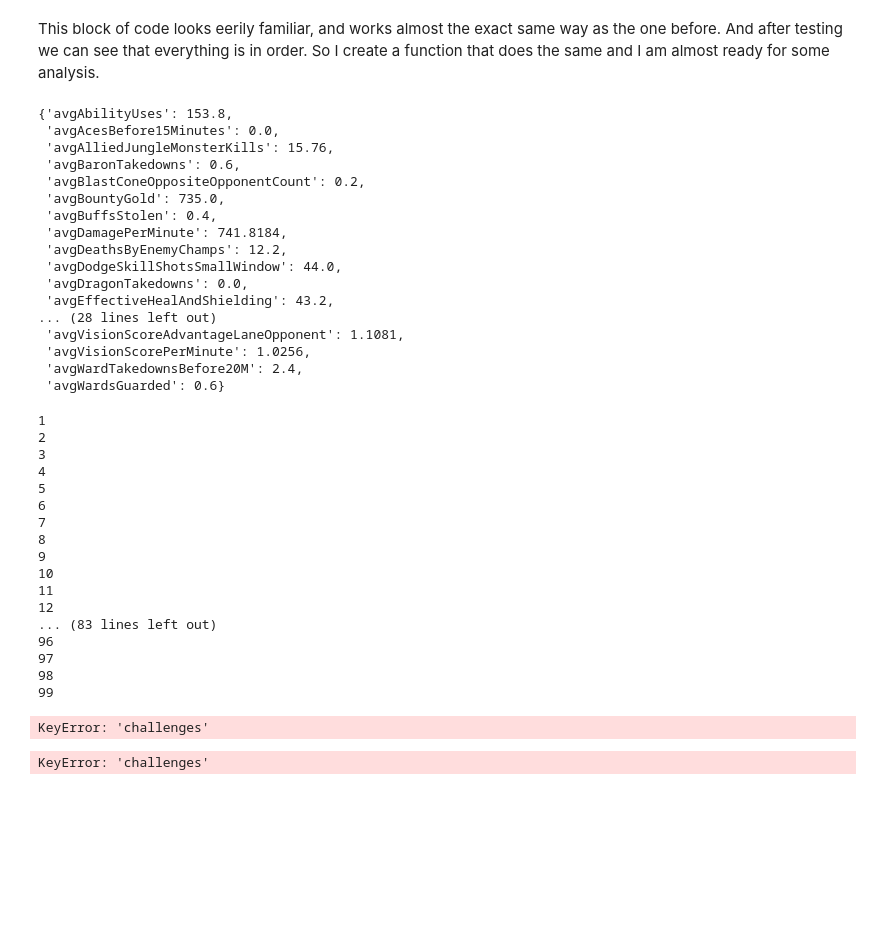
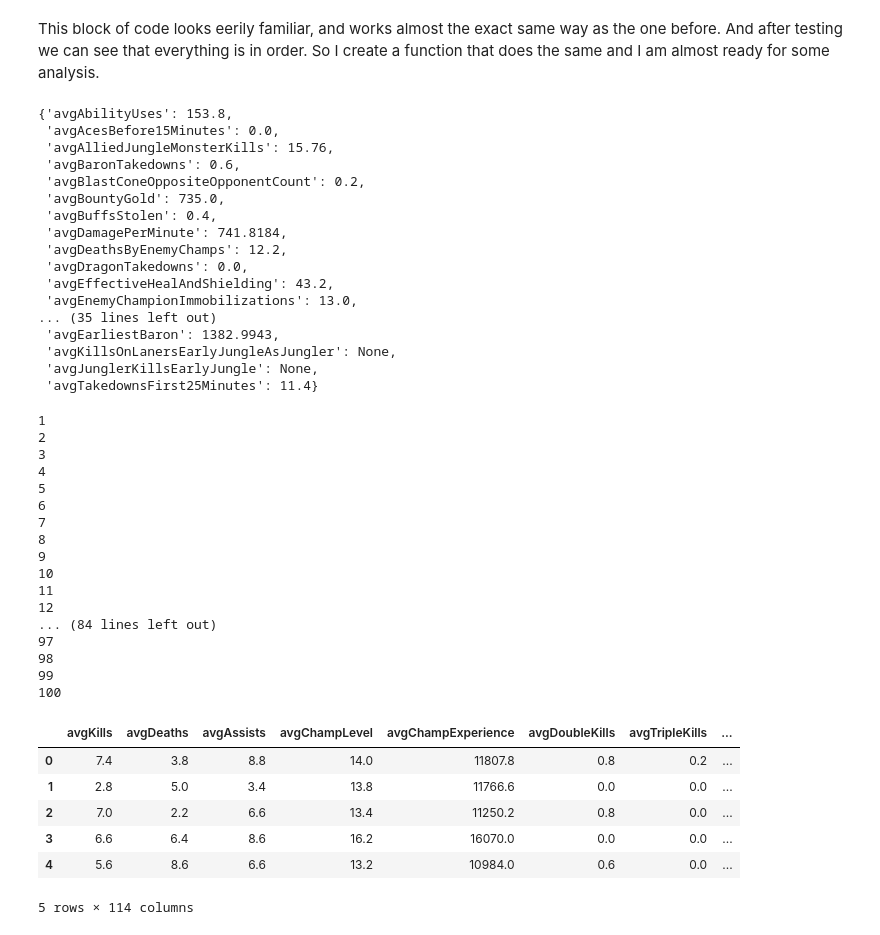
Before and after one commit to Zealfire243/lol_analysis, a Jupyter notebook: MaidenVoyage.ipynb, the cells around one changed output. Drawn from its saved outputs; the diff is of its cells as text; code cells hidden in the pictures; blank space fills up the shorter version.

Commit message:
Finished up first pipeline, able to do EDA :D

```diff
--- a/MaidenVoyage.ipynb
+++ b/MaidenVoyage.ipynb
@@ -125,16 +125,27 @@ def get_challenges(match):
                  'takedownsAfterGainingLevelAdvantage', 'takedownsBeforeJungleMinionSpawn',
                  'turretPlatesTaken', 'turretTakedowns',
                  'turretsTakenWithRiftHerald', 'visionScorePerMinute',
-                 'wardTakedownsBefore20M', 'wardsGuarded']
+                 'wardTakedownsBefore20M', 'wardsGuarded','soloTurretsLategame', 'dodgeSkillShotsSmallWindow',
+                 'tookLargeDamageSurvived', 'pickKillWithAlly',
+                 'knockEnemyIntoTeamAndKill', 'visionScoreAdvantageLaneOpponent', 'maxLevelLeadLaneOpponent',
+                 'laningPhaseGoldExpAdvantage', 'earlyLaningPhaseGoldExpAdvantage', 'earliestBaron',
+                 'killsOnLanersEarlyJungleAsJungler', 'junglerKillsEarlyJungle', 'takedownsFirst25Minutes']
     new = {}
     for i in match['info']['participants']:
         if i['teamId'] == 100:
             for j in chal_keys:
+                try:
                     try:
-                        new['avg'+j[0].upper()+j[1:]] += i['challenges'][j]
+                        new['avg'+j[0].upper()+j[1:]] += i['challenges'][j]/5
                     except:
-                        new['avg'+j[0].upper()+j[1:]] = i['challenges'][j]
-    new.update((k, round(v * 0.2, 4)) for k,v in new.items())
+                        new['avg'+j[0].upper()+j[1:]] = i['challenges'][j]/5
+                except:
+                    new['avg'+j[0].upper()+j[1:]] = None
+    for k,v in new.items():
+        try:
+            new[k] = round(v, 4)
+        except:
+            pass
     return new
 
 def get_row(match_id):
@@ -374,14 +385,23 @@ not_used = [
 This block of code looks eerily familiar, and works almost the exact same way as the one before. And after testing we can see that everything is in order. So I create a function that does the same and I am almost ready for some analysis.
 # %%
 new = {}
+n = 0
 for i in match['info']['participants']:
     if i['teamId'] == 100:
         for j in chal_keys:
+            try:
                 try:
-                    new['avg'+j[0].upper()+j[1:]] += i['challenges'][j]
+                    new['avg'+j[0].upper()+j[1:]] += i['challenges'][j]/5
                 except:
-                    new['avg'+j[0].upper()+j[1:]] = i['challenges'][j]
-new.update((k, round(v * 0.2, 4)) for k,v in new.items())
+                    new['avg'+j[0].upper()+j[1:]] = i['challenges'][j]/5
+            except:
+                    new['avg'+j[0].upper()+j[1:]] = None
+# new.update((k, round(v, 4)) for k,v in new.items())
+for k,v in new.items():
+    try:
+        new[k] = round(v, 4)
+    except:
+        pass
 new
 # %% [output]
 {'avgAbilityUses': 153.8,
@@ -393,44 +413,43 @@ new
  'avgBuffsStolen': 0.4,
  'avgDamagePerMinute': 741.8184,
  'avgDeathsByEnemyChamps': 12.2,
- 'avgDodgeSkillShotsSmallWindow': 44.0,
  'avgDragonTakedowns': 0.0,
  'avgEffectiveHealAndShielding': 43.2,
-... (28 lines left out)
- 'avgVisionScoreAdvantageLaneOpponent': 1.1081,
- 'avgVisionScorePerMinute': 1.0256,
- 'avgWardTakedownsBefore20M': 2.4,
- 'avgWardsGuarded': 0.6}
+ 'avgEnemyChampionImmobilizations': 13.0,
+... (35 lines left out)
+ 'avgEarliestBaron': 1382.9943,
+ 'avgKillsOnLanersEarlyJungleAsJungler': None,
+ 'avgJunglerKillsEarlyJungle': None,
+ 'avgTakedownsFirst25Minutes': 11.4}
 # %%
 match_list = get_matchlist('Zealfire')
 data = []
-i=0
 for match_id in match_list:
-    i+=1
-    print(i)
     data.append(get_row(match_id))
 df = pd.DataFrame(data)
-df
+df.head()
 # %% [output]
 1
 2
 3
 4
 5
 6
 7
 8
 9
 10
 11
 12
-... (83 lines left out)
-96
+... (84 lines left out)
 97
 98
 99
+100
+|  | avgKills | avgDeaths | avgAssists | avgChampLevel | avgChampExperience | avgDoubleKills | avgTripleKills | ... |
+| 0 | 7.4 | 3.8 | 8.8 | 14.0 | 11807.8 | 0.8 | 0.2 | ... |
+| 1 | 2.8 | 5.0 | 3.4 | 13.8 | 11766.6 | 0.0 | 0.0 | ... |
+| 2 | 7.0 | 2.2 | 6.6 | 13.4 | 11250.2 | 0.8 | 0.0 | ... |
+| 3 | 6.6 | 6.4 | 8.6 | 16.2 | 16070.0 | 0.0 | 0.0 | ... |
+| 4 | 5.6 | 8.6 | 6.6 | 13.2 | 10984.0 | 0.6 | 0.0 | ... |
-KeyError: 'challenges'
+5 rows × 114 columns
-# %%
-get_row(match_list[99])
-# %% [output]
-KeyError: 'challenges'
```
Also changed, not shown: parts of 6 cells of this notebook.
